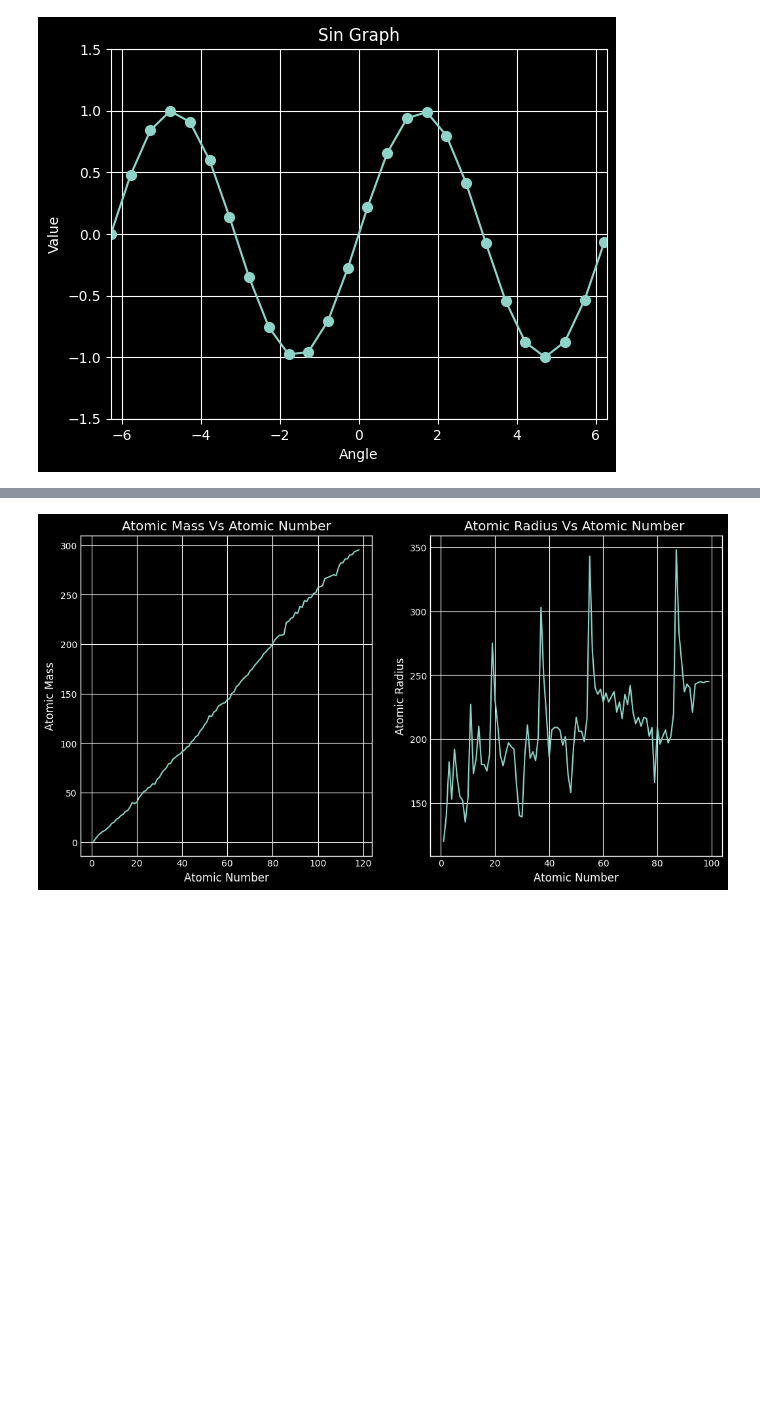
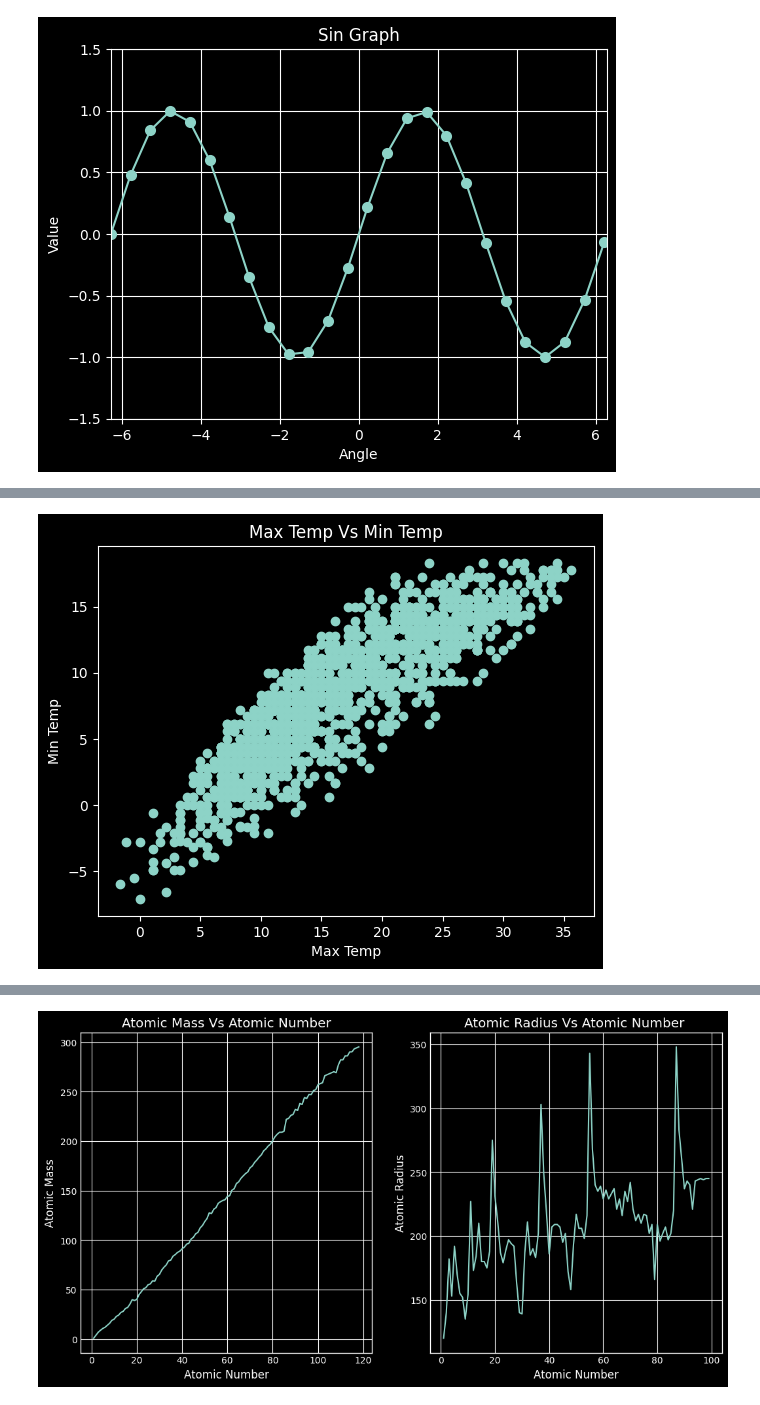
Before and after one commit to jsdhami/Python-For-Research, a Jupyter notebook: Matplotlib.ipynb, the cells around one changed output, grey strips where cells are left out. Cells and saved outputs as stored; diff of their text form; code cells hidden in the pictures; blank space fills up the shorter version.

```diff
--- a/Matplotlib.ipynb
+++ b/Matplotlib.ipynb
@@ -184,0 +199,5 @@ plt.show()
+# %%
+# read data
+weather_dF= pd.read_csv('https://raw.githubusercontent.com/jsdhami/Python-For-Research/main/Data/seattle-weather.csv')
+
+weather_dF.head()
@@ -184,0 +211,22 @@ plt.show()
+# %%
+max_temp = weather_dF['temp_max']
+min_temp = weather_dF['temp_min']
+
+
+# style
+plt.style.use('dark_background')
+
+fig, ax = plt.subplots()
+
+# scatter plot
+ax.scatter(max_temp, min_temp)
+
+# labeling
+ax.set_title('Max Temp Vs Min Temp')
+ax.set_xlabel('Max Temp')
+ax.set_ylabel('Min Temp')
+
+# show graph
+plt.show()
+# %% [output]
+[figure, added]
```
Also changed, not shown: parts of 22 cells of this notebook.
